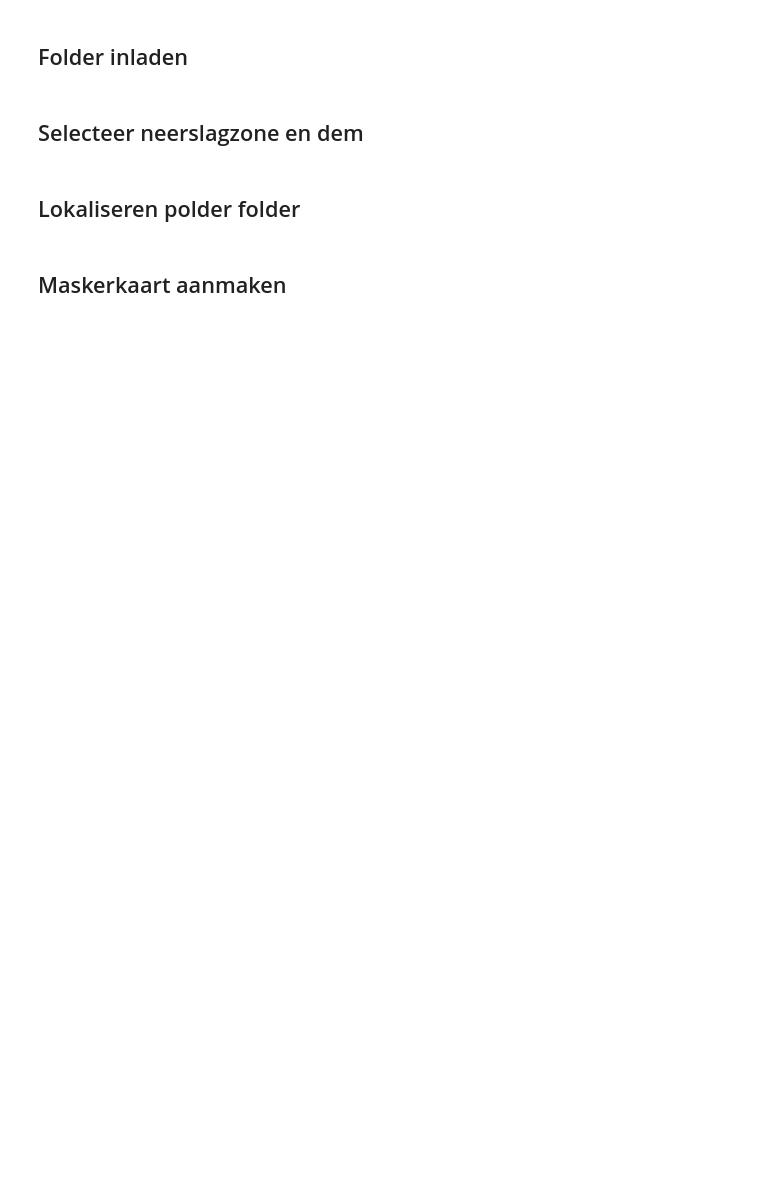
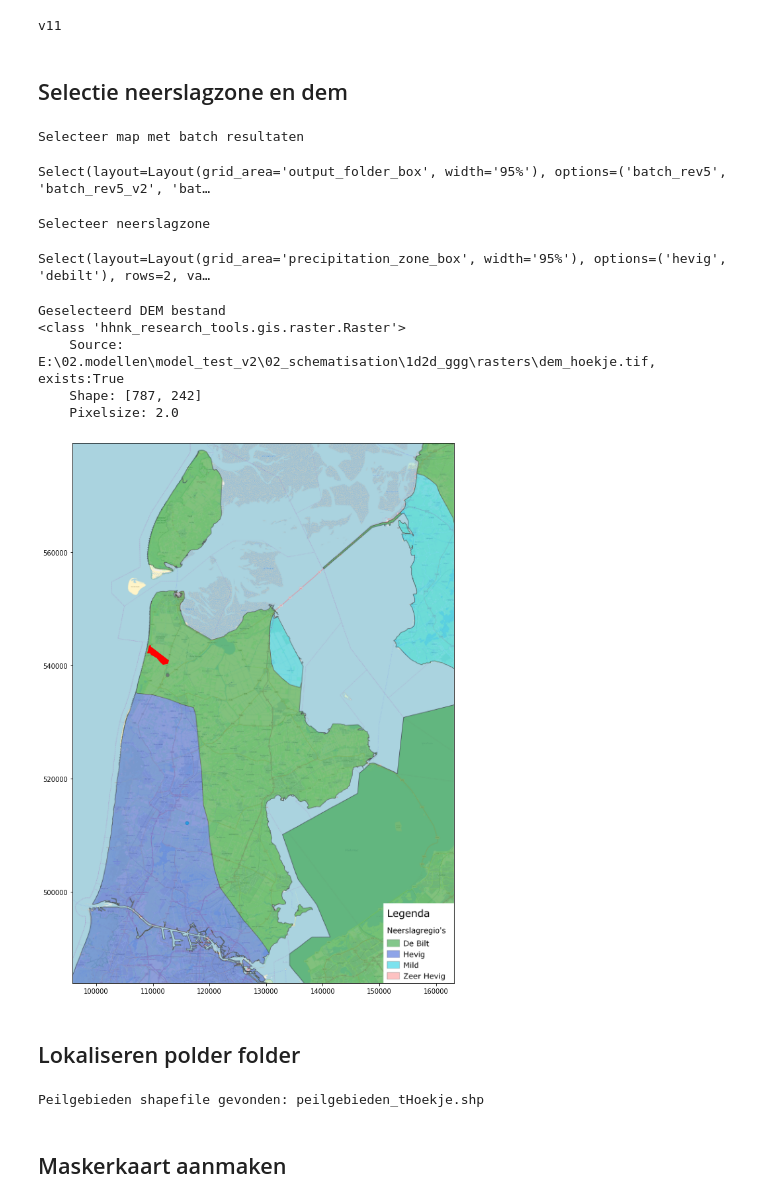
Before and after one commit to threedi/hhnk-threedi-tools, a Jupyter notebook: hhnk_threedi_tools/utils/notebooks/03_nabewerking_klimaatsommen.ipynb, the cells around one changed output. Saved outputs shown, nothing was run; the diff lists cells and outputs as text; code cells hidden in the pictures; blank space fills up the shorter version.

Commit message:
opschonen notebooks

```diff
--- a/hhnk_threedi_tools/utils/notebooks/03_nabewerking_klimaatsommen.ipynb
+++ b/hhnk_threedi_tools/utils/notebooks/03_nabewerking_klimaatsommen.ipynb
@@ -11,9 +19,11 @@ import sys
 import importlib.resources as pkg_resources  # Load resource from package
 import ipywidgets as widgets
 import json
-with open(os.getcwd() + "/notebook_data.json") as f:
-    notebook_data = json.load(f)
-
+try:
+    with open(os.getcwd() + "/notebook_data.json") as f:
+        notebook_data = json.load(f)
+except:
+    pass
 from hhnk_threedi_tools import Folders
 import hhnk_threedi_tools as htt
 import hhnk_research_tools as hrt
@@ -33,12 +43,16 @@ from hhnk_threedi_tools.core.climate_scenarios.masker_filter_rasters import (
     remove_mask_from_raster,
 )
 from numpy.lib.function_base import kaiser
+
+# Folders inladen
+# folder = Folders(notebook_data['polder_folder'])
+
+# Of handmatig;
+folder=Folders(r"E:\02.modellen\model_test_v2")
+# %% [output]
+v11
-# %% [markdown]
-## Folder inladen
-# %%
-folder = Folders(notebook_data['polder_folder'])
 # %% [markdown]
-## Selecteer neerslagzone en dem
+## Selectie neerslagzone en dem
 # %%
 def item_layout(width="95%", grid_area="", **kwargs):
     return widgets.Layout(
@@ -51,7 +65,7 @@ output_folder_options = folder.threedi_results.batch.content
 # output_folder_label = widgets.Label('Selecteer output folder:', layout=item_layout(grid_area='output_folder_label'))
 output_folder_box = widgets.Select(
     options=output_folder_options,
-    rows=3,
+    rows=len(output_folder_options),
     disabled=False,
     layout=item_layout(grid_area="output_folder_box"),
 )
@@ -59,8 +73,7 @@ output_folder_box = widgets.Select(
 
 # Set dem path
 folder.model.set_modelsplitter_paths()
-dem_path = folder.model.schema_1d2d_ggg.rasters.dem
-
+dem = hrt.Raster(folder.model.schema_1d2d_ggg.rasters.dem.path)
 
 # Set Dem path if its not found
 # dem_path_dropdown = widgets.Dropdown(
@@ -81,47 +94,64 @@ dem_path = folder.model.schema_1d2d_ggg.rasters.dem
 
 # Display precipitation zones
 polder_shape = gpd.read_file(folder.source_data.polder_polygon.path)
 with pkg_resources.path(htt.resources, "precipitation_zones_hhnk.tif") as p:
     neerslag_list, neerslag_nodata, neerslag_meta = hrt.load_gdal_raster(
         p.absolute().as_posix(), band_count=3
     )
 with pkg_resources.path(htt.resources, "precipitation_frequency.xlsx") as p:
     freqs = pd.read_excel(p.absolute().as_posix(), engine="openpyxl")
 
 fig, ax = plt.subplots(figsize=(15, 15))
 ax.imshow(neerslag_list, extent=neerslag_meta['bounds'])
 polder_shape.plot(ax=ax, color='red')
 
 
 precipitation_zone_box = widgets.Select(
     options=["hevig", "debilt"],
     rows=2,
     disabled=False,
     value=None,
     layout=item_layout(grid_area="precipitation_zone_box"),
 )
 
 print("Selecteer map met batch resultaten")
 display(output_folder_box)
 
 print("Selecteer neerslagzone")
 display(precipitation_zone_box)
 print("Geselecteerd DEM bestand")
-print(dem_path)
+print(dem)
 # display(dem_path_dropdown)
+# %% [output]
+Selecteer map met batch resultaten
+Select(layout=Layout(grid_area='output_folder_box', width='95%'), options=('batch_rev5', 'batch_rev5_v2', 'bat…
+Selecteer neerslagzone
+Select(layout=Layout(grid_area='precipitation_zone_box', width='95%'), options=('hevig', 'debilt'), rows=2, va…
+Geselecteerd DEM bestand
+<class 'hhnk_research_tools.gis.raster.Raster'>
+    Source: E:\02.modellen\model_test_v2\02_schematisation\1d2d_ggg\rasters\dem_hoekje.tif, exists:True
+    Shape: [787, 242]
+    Pixelsize: 2.0
+[figure, added]
 # %% [markdown]
 ## Lokaliseren polder folder
 # %%
 batch_fd = folder.threedi_results.batch[output_folder_box.value]
 
+
+if dem.metadata.pixel_width != 0.5:
+    new_dem_path = folder.threedi_results.batch[output_folder_box.value].downloads.pl/f"{dem.pl.stem}_05m.tif"
+    dem = hrt.Raster(new_dem_path)
+
+
 df = pd.DataFrame(batch_fd.downloads.names, columns=["dl_name"])
 for dl_name in batch_fd.downloads.names:
-    df.loc[df["dl_name"] == dl_name, "max_depth"] = getattr(
+    df.loc[df["dl_name"] == dl_name, "depth_max"] = getattr(
         batch_fd.downloads, dl_name
-    ).max_depth.path
-    df.loc[df["dl_name"] == dl_name, "total_damage"] = getattr(
+    ).depth_max.path
+    df.loc[df["dl_name"] == dl_name, "damage_total"] = getattr(
         batch_fd.downloads, dl_name
-    ).total_damage.path
+    ).damage_total.path
 
 
 ## %%
@@ -146,6 +176,8 @@ else:
     print(
         f"Peilgebieden shapefile gevonden: {folder.source_data.peilgebieden.peilgebieden.name}.shp"
     )
+# %% [output]
+Peilgebieden shapefile gevonden: peilgebieden_tHoekje.shp
 # %% [markdown]
 ## Maskerkaart aanmaken
 # %%
```
Also changed, not shown: parts of 10 cells of this notebook, 7 other files.
